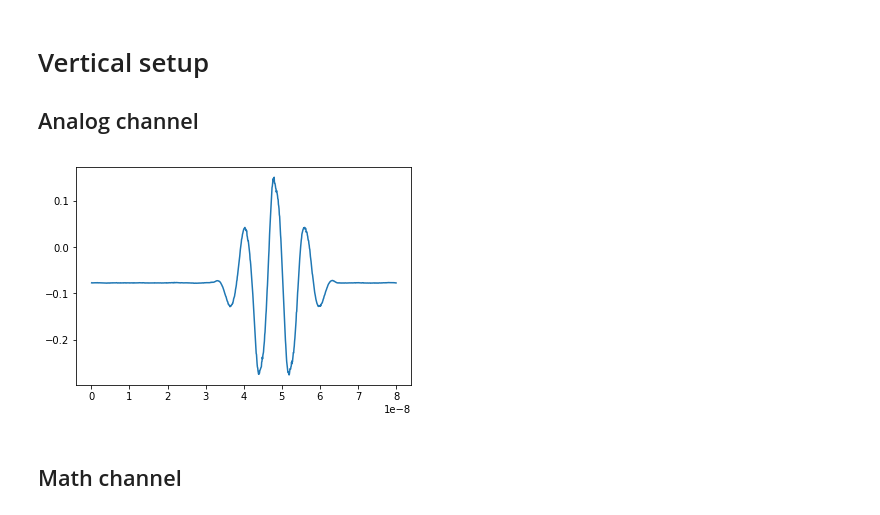
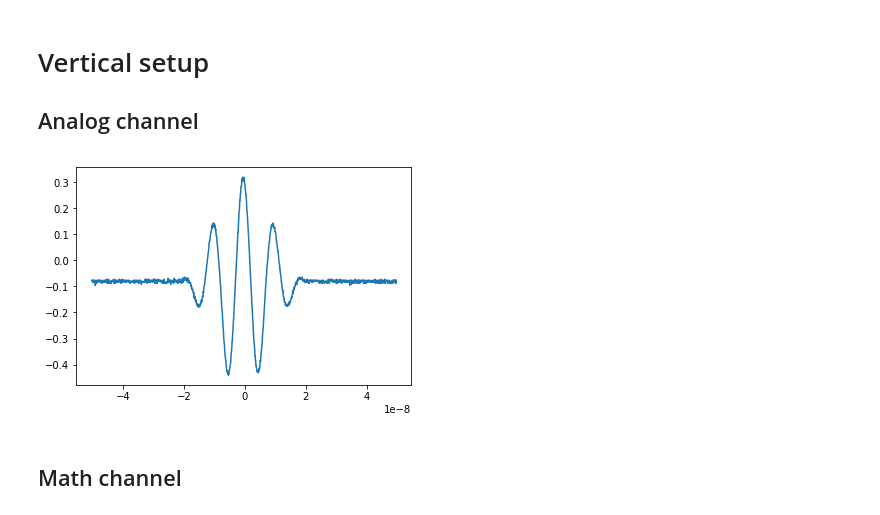
Before and after one commit to joe1gi/Qcodes, a Jupyter notebook: docs/examples/driver_examples/Qcodes example with Tektronix DPO70000.ipynb, the cells around one changed output. Saved outputs shown, nothing was run; the diff lists cells and outputs as text; code cells hidden in the pictures.

```diff
--- a/docs/examples/driver_examples/Qcodes example with Tektronix DPO70000.ipynb
+++ b/docs/examples/driver_examples/Qcodes example with Tektronix DPO70000.ipynb
@@ -165,13 +165,15 @@ channel.vposition.set(0.)
 channel.offset.set(0.)
 # %%
 osc.acq_mode('sample')
+osc.acq_fast(False)
 osc.frame_state(False)
 osc.run()
 
-data, setpoints = channel.curve.get(), channel.curve.setpoints
+data, = channel.curve.get()
+setpoints, = channel.curve.setpoints
 plt.plot(setpoints[-1].T, data.T);
 # %% [output]
-[figure, old version]
+[figure, new version]
 # %% [markdown]
 ## Math channel
 # %%
```
Also changed, not shown: parts of 31 cells of this notebook, 1 other file.
